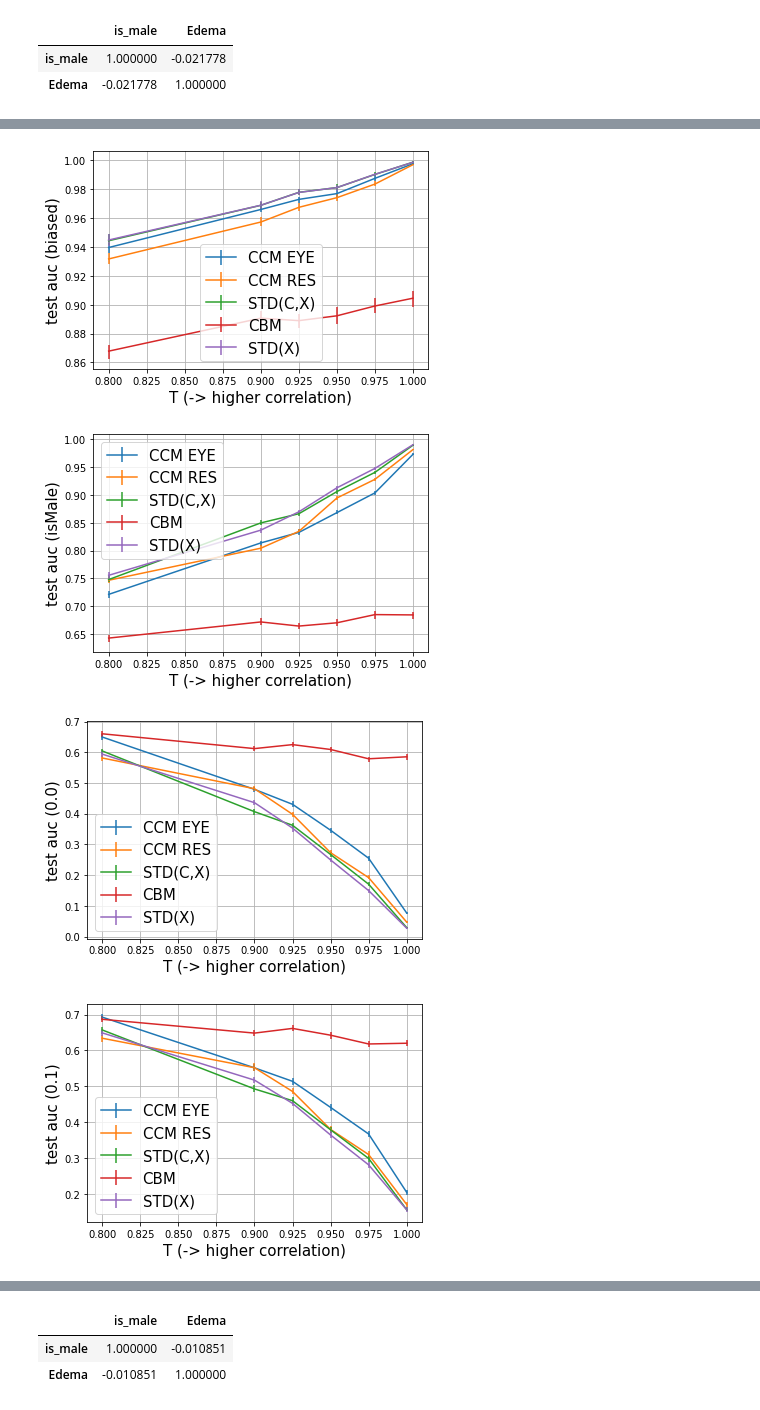
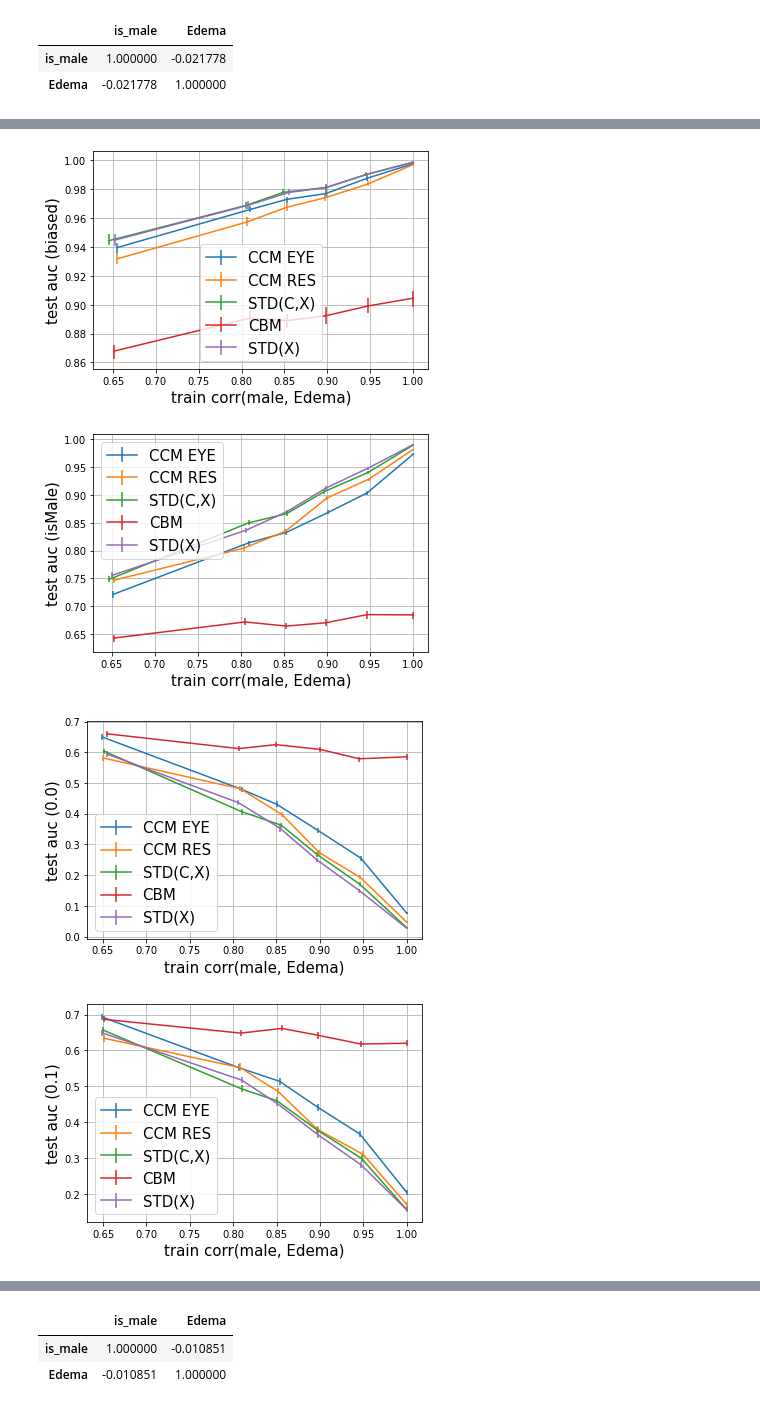
Before and after one commit to nathanwang000/ConceptCredibleModel, a Jupyter notebook: notebooks/mimic_stats.ipynb, the cells around one changed output, grey strips where cells are left out. Saved outputs shown, nothing was run; the diff lists cells and outputs as text; code cells hidden in the pictures.

```diff
--- a/notebooks/mimic_stats.ipynb
+++ b/notebooks/mimic_stats.ipynb
@@ -352,21 +352,24 @@ for fn, t, alpha in filenames:
 317410 unknown Edema value in mimic data
 # %%
 # plot result
-def plot_results(results, method_name, key):
+def plot_results(results, method_name, key, display_x=lambda x: x):
     x = sorted(results[method_name].keys())
     values = np.array([results[method_name][x_][key] for x_ in x]) # (n, 3)
     y = values[:, 1]
     yerr = np.vstack([y - values[:, 0], values[:, 2] - y])
-    plt.errorbar(x, y, yerr=yerr, label=method_name)
+    x_display = [display_x(x_) for x_ in x]
+    plt.errorbar(x_display, y, yerr=yerr, label=method_name)
 
 # keys = ['clean', 'biased', 'isMale', 'male positive', 'male negative', 'female positive', 'female negative']
+# m = MIMIC(task)
+train_corr_display_x = lambda x: subsample_gender(m.df, x)[['is_male', task]].corr().iloc[0, 1]
 for key in ['clean', 'biased', 'isMale', '0.0', '0.1', '0.2', '0.3', '0.4', '0.5', '0.6', '0.7', '0.8', '0.9', '1.0']:
-    xlabel = "T (-> higher correlation)"
-    plot_results(results, 'CCM EYE', key)
-    plot_results(results, 'CCM RES', key)
-    plot_results(results, 'STD(C,X)', key)
-    plot_results(results, 'CBM', key)
-    plot_results(results, 'STD(X)', key)
+    xlabel = f"train corr(male, {task})"
+    plot_results(results, 'CCM EYE', key, train_corr_display_x)
+    plot_results(results, 'CCM RES', key, train_corr_display_x)
+    plot_results(results, 'STD(C,X)', key, train_corr_display_x)
+    plot_results(results, 'CBM', key, train_corr_display_x)
+    plot_results(results, 'STD(X)', key, train_corr_display_x)
     plt.ylabel(f'test auc ({key})', fontsize=15)
     plt.xlabel(xlabel, fontsize=15)
     plt.legend(fontsize=15)
@@ -377,4 +380,4 @@ for key in ['clean', 'biased', 'isMale', '0.0', '0.1', '0.2', '0.3', '0.4', '0.5
-[figure, old version]
+[figure, new version]
-[figure, old version]
+[figure, new version]
-[figure, old version]
+[figure, new version]
-[figure, old version]
+[figure, new version]
```
Also changed, not shown: parts of 7 cells of this notebook, 1 other file.
